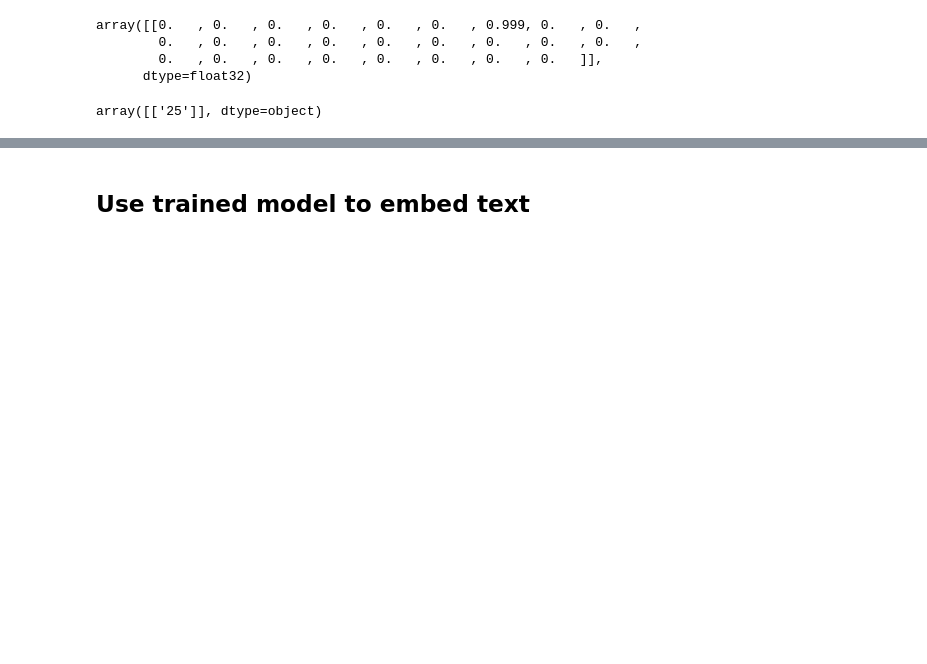
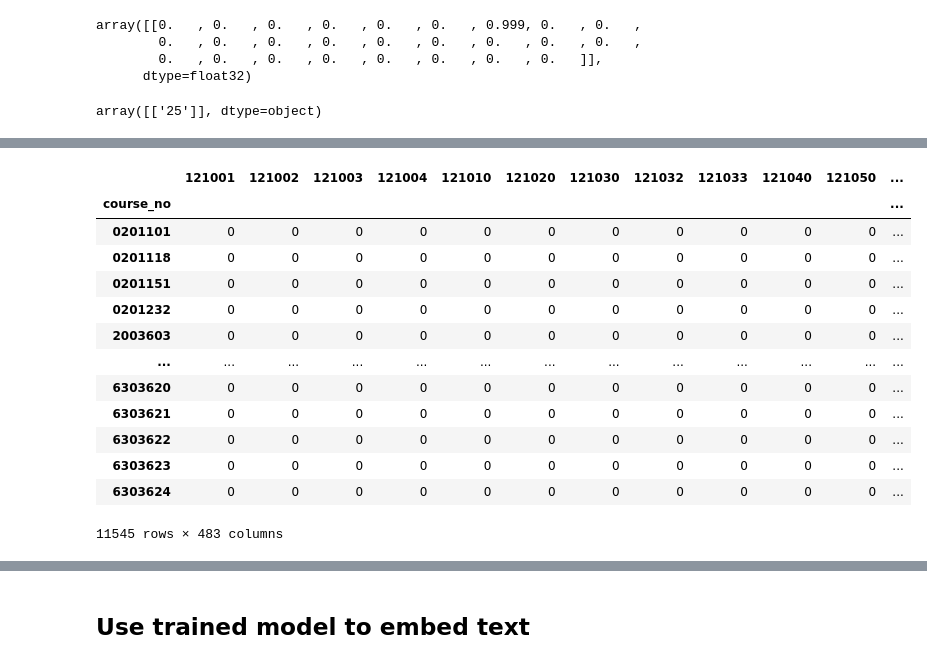
Before and after one commit to new5558/Chula-course-recommender-proof-of-concept, a Jupyter notebook: src/model.ipynb, the cells around one changed output, grey strips where cells are left out. Drawn from its saved outputs; the diff is of its cells as text; code cells hidden in the pictures; blank space fills up the shorter version.

```diff
--- a/src/model.ipynb
+++ b/src/model.ipynb
@@ -2154,0 +2266,18 @@ label inversed: [['22']]
+# %%
+occurance_matrix_same_program =  pd.get_dummies(merged_df.program_code).groupby(merged_df.course_no).apply(max)
+occurance_matrix_same_program
+# %% [output]
+|  | 121001 | 121002 | 121003 | 121004 | 121010 | 121020 | 121030 | 121032 | 121033 | 121040 | 121050 | ... |
+| course_no |  |  |  |  |  |  |  |  |  |  |  | ... |
+| 0201101 | 0 | 0 | 0 | 0 | 0 | 0 | 0 | 0 | 0 | 0 | 0 | ... |
+| 0201118 | 0 | 0 | 0 | 0 | 0 | 0 | 0 | 0 | 0 | 0 | 0 | ... |
+| 0201151 | 0 | 0 | 0 | 0 | 0 | 0 | 0 | 0 | 0 | 0 | 0 | ... |
+| 0201232 | 0 | 0 | 0 | 0 | 0 | 0 | 0 | 0 | 0 | 0 | 0 | ... |
+| 2003603 | 0 | 0 | 0 | 0 | 0 | 0 | 0 | 0 | 0 | 0 | 0 | ... |
+| ... | ... | ... | ... | ... | ... | ... | ... | ... | ... | ... | ... | ... |
+| 6303620 | 0 | 0 | 0 | 0 | 0 | 0 | 0 | 0 | 0 | 0 | 0 | ... |
+| 6303621 | 0 | 0 | 0 | 0 | 0 | 0 | 0 | 0 | 0 | 0 | 0 | ... |
+| 6303622 | 0 | 0 | 0 | 0 | 0 | 0 | 0 | 0 | 0 | 0 | 0 | ... |
+| 6303623 | 0 | 0 | 0 | 0 | 0 | 0 | 0 | 0 | 0 | 0 | 0 | ... |
+| 6303624 | 0 | 0 | 0 | 0 | 0 | 0 | 0 | 0 | 0 | 0 | 0 | ... |
+11545 rows × 483 columns
```
Also changed, not shown: parts of 56 cells of this notebook.
